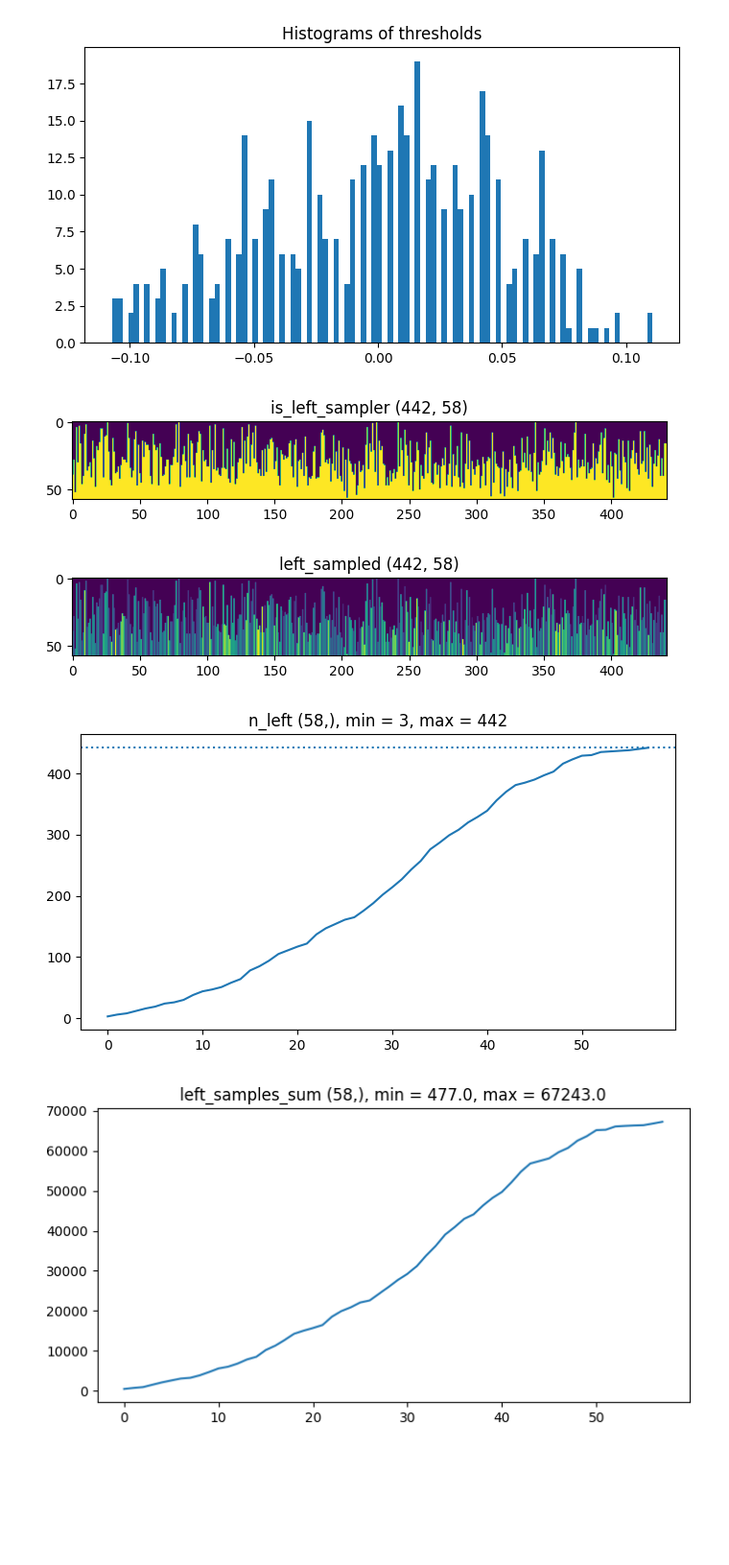
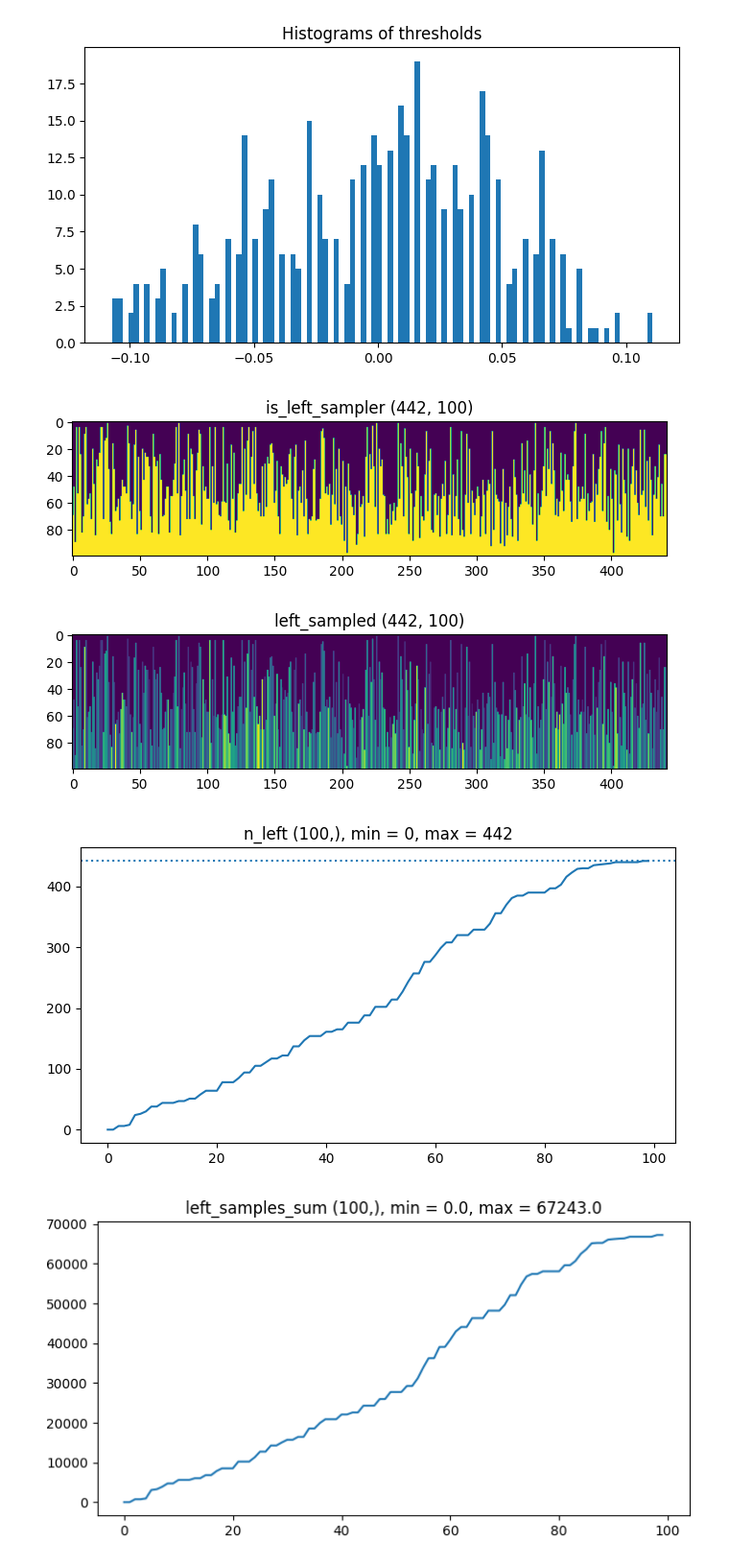
Before and after one commit to jumzzz/prob-ml, a Jupyter notebook: ch18/decision_trees/implementation/01-impl-min-threshold.ipynb, the cells around one changed output. Shown at 96% size. Cells and saved outputs as stored; diff of their text form; code cells hidden in the pictures; blank space fills up the shorter version.

```diff
--- a/ch18/decision_trees/implementation/01-impl-min-threshold.ipynb
+++ b/ch18/decision_trees/implementation/01-impl-min-threshold.ipynb
@@ -36,4 +36,6 @@ plt.title('Histogram of Regression Targets')
 plt.show()
 # %% [output]
 [figure]
+# %%
+feature_index = 3
 # %%
@@ -46,7 +48,7 @@ plt.show()
 # %% [output]
 [figure]
 # %%
-thresh = np.unique(X[:,0]).reshape(1,-1)
+thresh = np.unique(X[:,feature_index]).reshape(1,-1)
 selected_feat = X[:,0].reshape(-1,1)
 is_left_sampler = (selected_feat <= thresh)
 is_right_sampler = ~(is_left_sampler)
@@ -80,34 +82,34 @@ plt.axhline(np.max(n_samples_left), linestyle='dotted')
 plt.title(f'n_left {n_samples_left.shape}, min = {np.min(n_samples_left)}, max = {np.max(n_samples_left)}')
 plt.show()
 
 plt.figure(figsize=plt_figsize)
 plt.plot(np.arange(left_samples_sum.shape[0]), left_samples_sum)
 plt.title(f'left_samples_sum {left_samples_sum.shape}, min = {np.min(left_samples_sum)}, max = {np.max(left_samples_sum)}')
 plt.show()
 
 # Plot for right
 plt.figure(figsize=plt_figsize)
 plt.imshow(is_right_sampler.T)
 plt.title(f'is_right_sampler {is_right_sampler.shape}')
 plt.show()
 
 plt.figure(figsize=plt_figsize)
 plt.imshow(right_sampled.T)
 plt.title(f'right_sampled {right_sampled.shape}')
 plt.show()
 
 plt.figure(figsize=plt_figsize)
 plt.plot(np.arange(n_samples_right.shape[0]), n_samples_right)
 plt.axhline(np.max(n_samples_right), linestyle='dotted')
 plt.title(f'n_samples_right {n_samples_right.shape}, min = {np.min(n_samples_right)}, max = {np.max(n_samples_right)}')
 plt.show()
 
 plt.figure(figsize=plt_figsize)
 plt.plot(np.arange(right_samples_sum.shape[0]), right_samples_sum)
 plt.title(f'right_samples_sum {right_samples_sum.shape}, min = {np.min(right_samples_sum)}, max = {np.max(right_samples_sum)}')
 plt.show()
 # %% [output]
-[figure, old version]
+[figure, new version]
-[figure, old version]
+[figure, new version]
-[figure, old version]
+[figure, new version]
-[figure, old version]
+[figure, new version]
```
Also changed, not shown: parts of 7 cells of this notebook.
